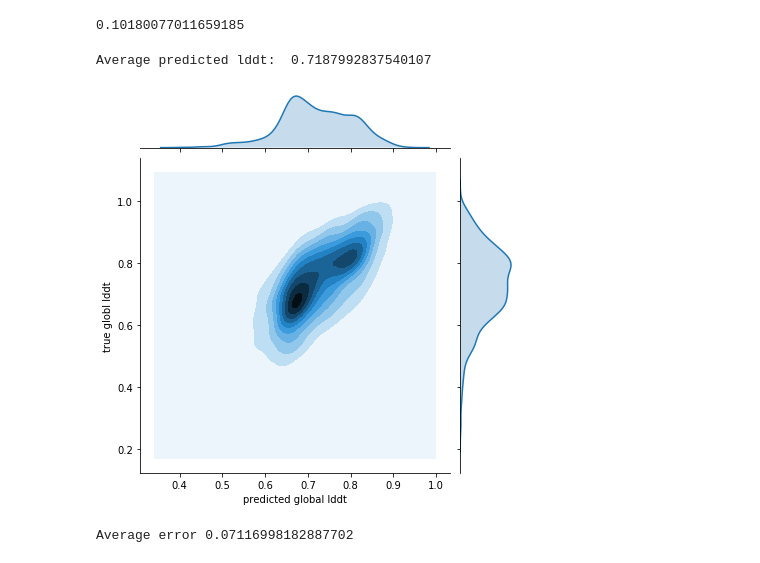
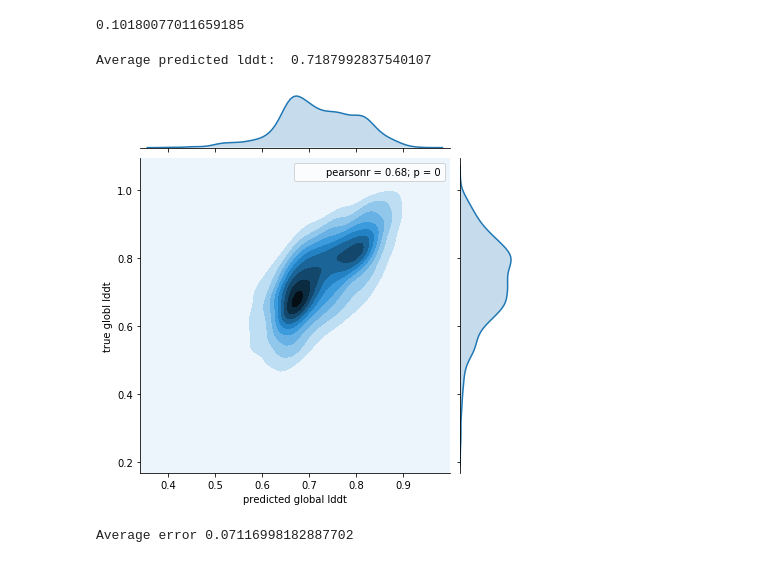
Before and after one commit to patrickbryant1/basic_scilife_scripts, a Jupyter notebook: models/model_analysis.ipynb, the cells around one changed output. Drawn from its saved outputs; the diff is of its cells as text; code cells hidden in the pictures.

Commit message:
calculated R for validation data

```diff
--- a/models/model_analysis.ipynb
+++ b/models/model_analysis.ipynb
@@ -27,3 +24,0 @@ ModuleNotFoundError: No module named 'tables'
-# %%
-pred = np.loadtxt('pred.txt')
-plt.hist(pred, bins =21)
@@ -41,0 +25,11 @@ plt.hist(pred, bins =21)
+# %%
+validpred = glob.glob('/home/patrick/Desktop/model_out/validpred*')
+true = np.loadtxt('/home/patrick/Desktop/model_out/y_valid.txt')
+df =  pd.DataFrame(list(zip(true)), columns = ['true'])
+
+for i in range(0, len(validpred)):
+    pred = np.loadtxt(validpred[i])
+    df[i] = pred
+
+
+df.head
@@ -41,0 +54,8 @@ plt.hist(pred, bins =21)
+# %%
+for i in range(len(validpred)):
+    print(i)
+    g = sns.jointplot(x=i, y = 'true', data = df, kind = 'kde')
+    g.annotate(stats.pearsonr)
+    print('Average predicted lddt: ', np.average(df[i]))
+    print('Average error',np.average(np.absolute(df['true']-df[i])))
+    plt.show()
@@ -69,18 +115,19 @@ sum_dev/len(global_lddt)
 # %%
 df = pd.read_csv('validation.tsv', sep = '\t')
 df.columns=['predicted global lddt', 'true globl lddt']
 true = []
 pred = []
 for i in range(0,len(df)):
     pred.append(literal_eval(df['predicted global lddt'][i])[0])
     true.append(df['true globl lddt'][i])
 df['true globl lddt'] = true
 df['predicted global lddt'] = pred
 g = sns.jointplot(x='predicted global lddt', y = 'true globl lddt', data = df, kind = 'kde')
+g.annotate(stats.pearsonr)
 print('Average predicted lddt: ', np.average(pred) )
 # %% [output]
 Average predicted lddt:  0.7187992837540107
-[figure, old version]
+[figure, new version]
 # %%
 plt.hist(df['pred'], bins = 15)
 plt.hist(df['true'], bins = 15, alpha = 0.5)
```
Also changed, not shown: parts of 4 cells of this notebook, 2 other files.
